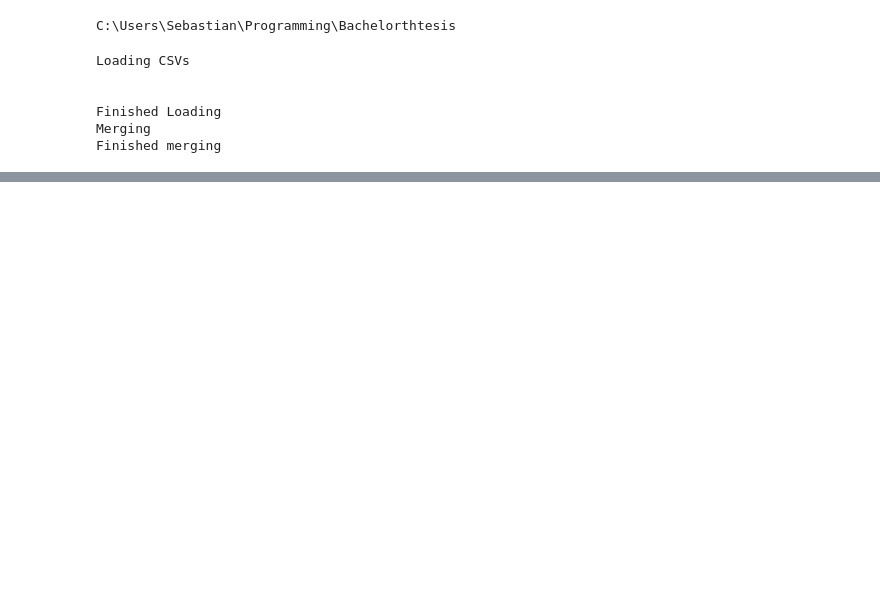
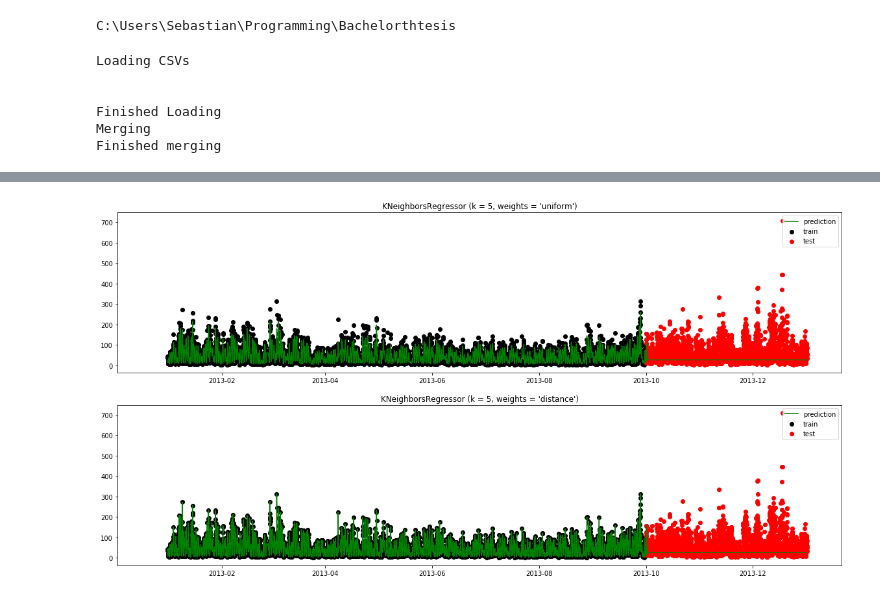
Before and after one commit to Basanites/Pollutant-Prediction, a Jupyter notebook: lets_work.ipynb, the cells around one changed output, grey strips where cells are left out. Cells and saved outputs as stored; diff of their text form; code cells hidden in the pictures; blank space fills up the shorter version.

```diff
--- a/lets_work.ipynb
+++ b/lets_work.ipynb
@@ -116,0 +115,30 @@ df
+# %%
+end = '2013-10-01'
+x_train = df.loc['DESN025'].Concentration.NO[:end].dropna().index.values.reshape(-1,1)
+y_train = df.loc['DESN025'].Concentration.NO[:end].dropna()
+
+x_test = df.loc['DESN025'].Concentration.NO.dropna().index.values.reshape(-1,1)
+y_test = df.loc['DESN025'].Concentration.NO.dropna()
+
+
+plt.figure(figsize=(20,10))
+# #############################################################################
+# Fit regression model
+n_neighbors = 5
+
+for i, weights in enumerate(['uniform', 'distance']):
+    knn = neighbors.KNeighborsRegressor(n_neighbors, weights=weights)
+    knn_model = knn.fit(x_train, y_train)
+    y_ = knn_model.predict(x_test)
+
+    plt.subplot(2, 1, i + 1)
+    plt.scatter(x_train, y_train, c='k', label='train')
+    plt.scatter(df.loc['DESN025'].Concentration.NO[end:].dropna().index.values.reshape(-1,1),
+                df.loc['DESN025'].Concentration.NO[end:].dropna(), c='r', label='test')
+    plt.plot(x_test, y_, c='g', label='prediction')
+    plt.axis('tight')
+    plt.legend()
+    plt.title("KNeighborsRegressor (k = %i, weights = '%s')" % (n_neighbors,
+                                                                weights))
+# %% [output]
+[figure, added]
```
Also changed, not shown: parts of 3 cells of this notebook.
